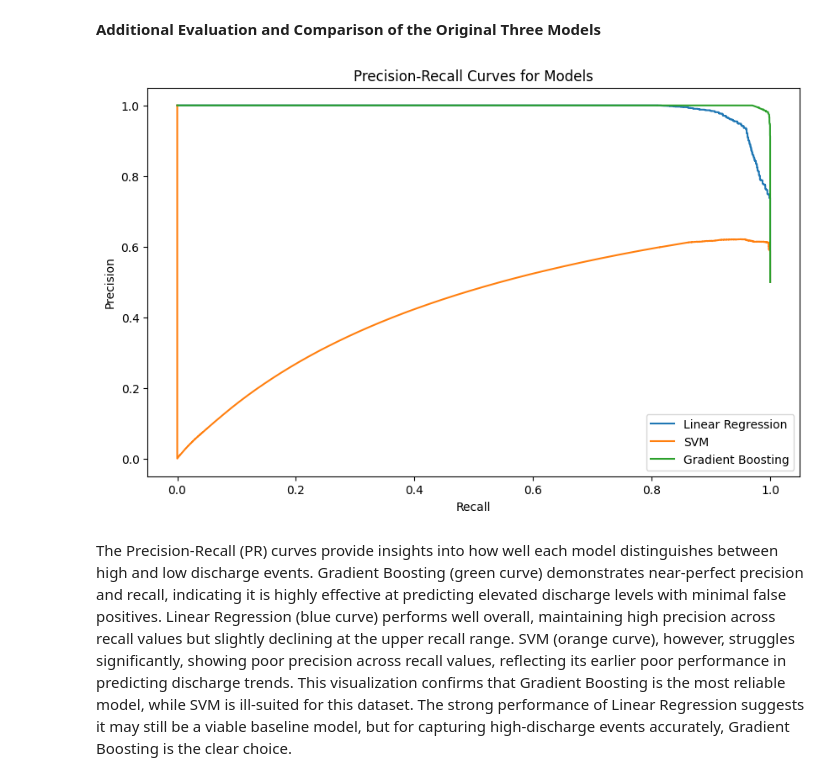
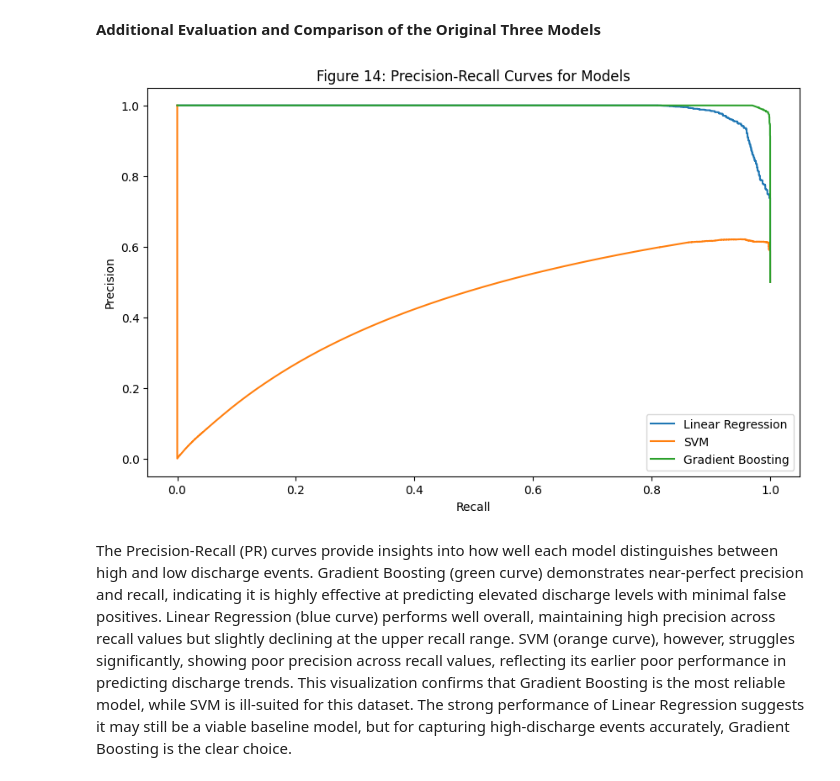
Before and after one commit to elliemmiller/datascience, a Jupyter notebook: SupervisedRegressionFinalPass.ipynb, the cells around one changed output. Drawn from its saved outputs; the diff is of its cells as text; code cells hidden in the pictures.

```diff
--- a/SupervisedRegressionFinalPass.ipynb
+++ b/SupervisedRegressionFinalPass.ipynb
@@ -661,32 +681,34 @@ The Gradient Boosting model performs exceptionally well, achieving an R² score
 # %%
 # Precision-recall curve visualization
 from sklearn.metrics import precision_recall_curve
 
 def plot_precision_recall_curve(y_true, y_pred, model_name):
     precision, recall, _ = precision_recall_curve(y_true > np.median(y_true), y_pred)
     plt.plot(recall, precision, label=model_name)
 
 # Define the 'models' dictionary here
+# Fit the SVM model before adding it to the dictionary
+svm_model = SVR(kernel='rbf')  # Re-initialize or use your existing svm_model
+svm_model.fit(X_train, y_train)  # Fit the model here
+
 models = {
     "Linear Regression": lr_model,
-    "SVM": svm_model,
-    "SVM (Tuned)": best_svm_model,
-    "
+    "SVM": svm_model,  # Now it's fitted
     "Gradient Boosting": gb_model
 }
 
 plt.figure(figsize=(10, 6))
 for name, model in models.items():
     y_pred = model.predict(X_test)
     plot_precision_recall_curve(y_test, y_pred, name)
 
 plt.xlabel("Recall")
 plt.ylabel("Precision")
 plt.title("Figure 14: Precision-Recall Curves for Models")
 plt.legend()
 plt.show()
 # %% [output]
-[figure, old version]
+[figure, new version]
 # %% [markdown]
 The Precision-Recall (PR) curves provide insights into how well each model distinguishes between high and low discharge events. Gradient Boosting (green curve) demonstrates near-perfect precision and recall, indicating it is highly effective at predicting elevated discharge levels with minimal false positives. Linear Regression (blue curve) performs well overall, maintaining high precision across recall values but slightly declining at the upper recall range. SVM (orange curve), however, struggles significantly, showing poor precision across recall values, reflecting its earlier poor performance in predicting discharge trends. This visualization confirms that Gradient Boosting is the most reliable model, while SVM is ill-suited for this dataset. The strong performance of Linear Regression suggests it may still be a viable baseline model, but for capturing high-discharge events accurately, Gradient Boosting is the clear choice.
 # %% [markdown]
```
Also changed, not shown: parts of 12 cells of this notebook.
